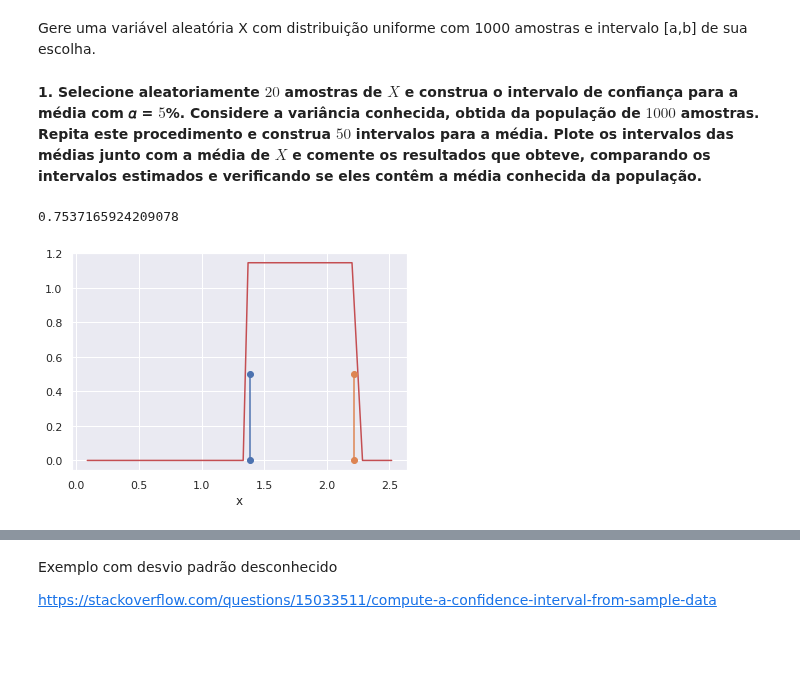
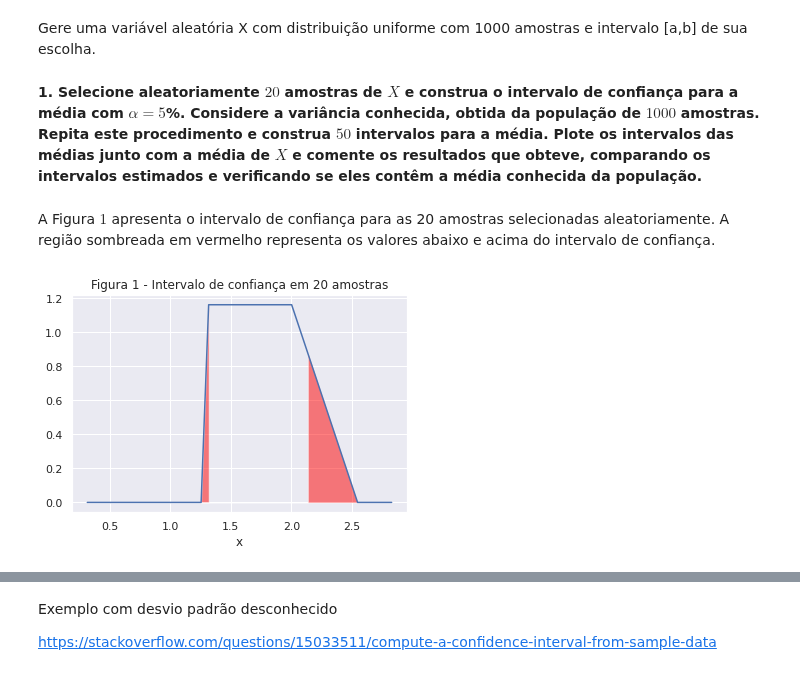
Before and after one commit to ifribeiro/TEI-EstApl, a Jupyter notebook: EPC6.ipynb, the cells around one changed output, grey strips where cells are left out. Saved outputs shown, nothing was run; the diff lists cells and outputs as text; code cells hidden in the pictures; blank space fills up the shorter version.

```diff
--- a/EPC6.ipynb
+++ b/EPC6.ipynb
@@ -24,9 +23,4 @@ X = uniform.rvs(loc=a, scale=b, size=1000)
 # %% [markdown]
-**1. Selecione aleatoriamente $20$ amostras de $X$ e construa o intervalo de confiança para a média com 𝛼 = $5$%. Considere a variância conhecida, obtida da população de $1000$ amostras. Repita este procedimento e construa $50$ intervalos para a média. Plote os intervalos das médias junto com a média de $X$ e comente os resultados que obteve, comparando os intervalos estimados e verificando se eles contêm a média conhecida da população.**
+**1. Selecione aleatoriamente $20$ amostras de $X$ e construa o intervalo de confiança para a média com $\alpha=5$%. Considere a variância conhecida, obtida da população de $1000$ amostras. Repita este procedimento e construa $50$ intervalos para a média. Plote os intervalos das médias junto com a média de $X$ e comente os resultados que obteve, comparando os intervalos estimados e verificando se eles contêm a média conhecida da população.**
-# %%
-varX = X.var()
-varX
-# %% [output]
-0.7537165924209078
 # %%
 # seleciono 20 valores aleatoriamente
@@ -36,16 +30,31 @@ x = sorted(sampleX)
-# %%
-fig, ax = plt.subplots()
-# calcula intervalo de confiança
-ci = uniform.interval(0.95, loc=muX, scale=X.std())
-#count, bins, _ = ax.hist(sampleX, density=True)
-ax.plot(x, uniform.pdf(x, loc=muX, scale=X.std()), 'r')
-# cnfidence interval left line
-one_x12, one_y12 = [ci[0], ci[0]], [0, .5]
-# cnfidence interval right line
-two_x12, two_y12 = [ci[1], ci[1]], [0, .5]
-ax.plot(one_x12, one_y12, two_x12, two_y12, marker = 'o')
-ax.set_xlabel("x");
-# %% [output]
-[figure, removed]
+# %% [markdown]
+A Figura $1$ apresenta o intervalo de confiança para as 20 amostras selecionadas aleatoriamente. A região sombreada em vermelho representa os valores abaixo e acima do intervalo de confiança.
+# %%
+figcount = 1
+fig, ax = plt.subplots()
+# calcula intervalo de confiança
+ci = uniform.interval(0.95, loc=muX1, scale=X1.std())
+ax.plot(x1, uniform.pdf(x1, loc=muX1, scale=X1.std()), 'b')
+# sombreando
+line = ax.get_lines()[-1]
+x, y = line.get_data()
+# lado esquerdo
+maske = x <= ci[0]
+x_e, y_e = x[maske], y[maske]
+ax.fill_between(x_e, y_e, alpha=0.5, facecolor='red')
+# lado direito
+maskd = x >= ci[1]
+fillzeros = len(maskd) - np.sum(maskd)
+y_d = np.concatenate([np.zeros(fillzeros), y[maskd]])
+x[16] = ci[1]
+x[17] = ci[1]
+y_d[17] = 0.88
+ax.fill_between(x, y_d, alpha=0.5, facecolor='red')
+
+ax.set_title("Figura {} - Intervalo de confiança em 20 amostras".format(figcount))
+ax.set_xlabel("x");
+figcount+=1
+# %% [output]
+[figure, added]
 # %%
 n = 50
```
Also changed, not shown: parts of 14 cells of this notebook.
